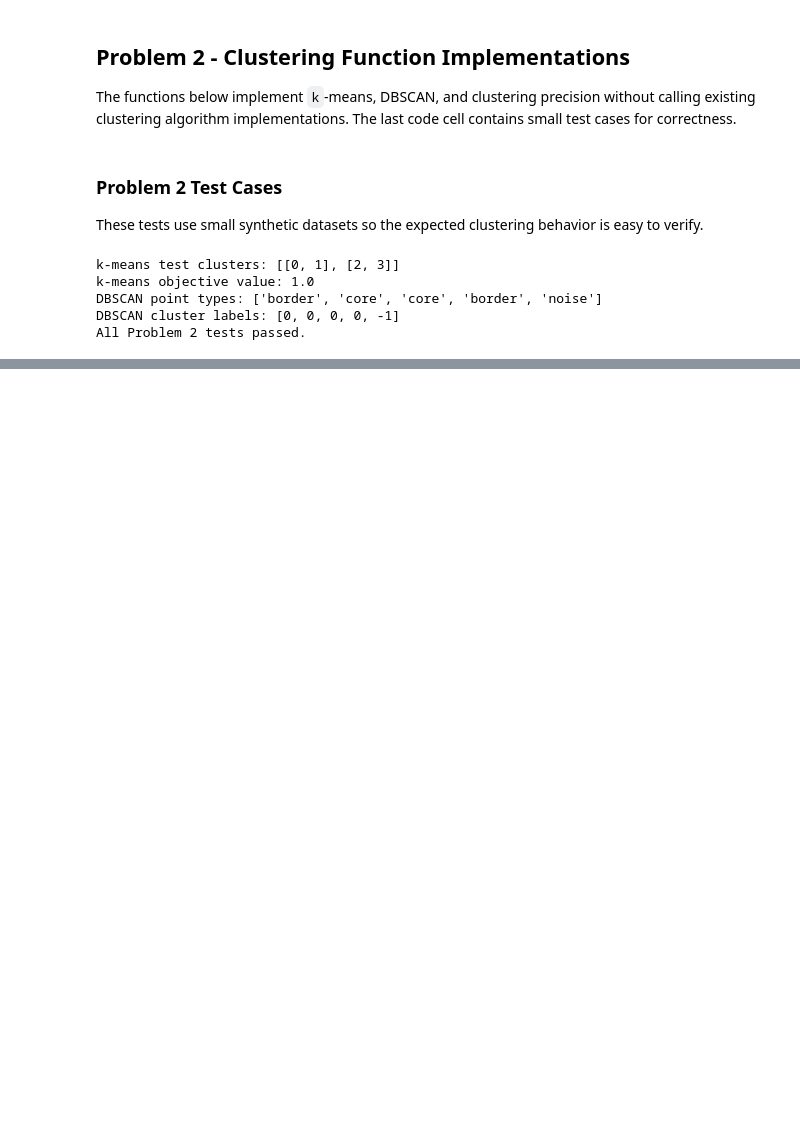
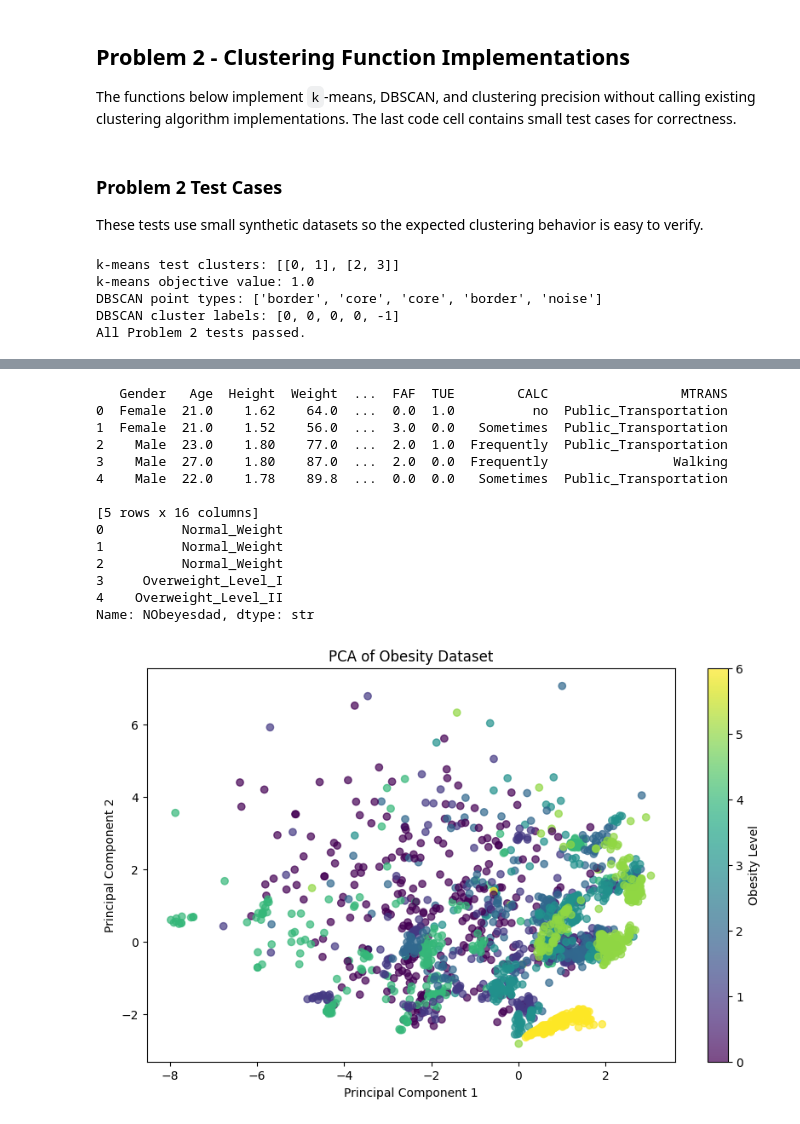
Before and after one commit to ryanadolph7/csci347_data_mining, a Jupyter notebook: CSCI347_Project_3.ipynb, the cells around one changed output, grey strips where cells are left out. Drawn from its saved outputs; the diff is of its cells as text; code cells hidden in the pictures; blank space fills up the shorter version.

```diff
--- a/CSCI347_Project_3.ipynb
+++ b/CSCI347_Project_3.ipynb
@@ -19,7 +22,7 @@ estimation_of_obesity_levels_based_on_eating_habits_and_physical_condition = fet
 
 # data (as pandas dataframes)
 X = estimation_of_obesity_levels_based_on_eating_habits_and_physical_condition.data.features
-y = estimation_of_obesity_levels_based_on_eating_habits_and_physical_condition.data.targets
+y = estimation_of_obesity_levels_based_on_eating_habits_and_physical_condition.data.targets.squeeze()
 
 # metadata
 print(estimation_of_obesity_levels_based_on_eating_habits_and_physical_condition.metadata)
@@ -235,0 +261,29 @@ All Problem 2 tests passed.
+# %%
+X = pd.get_dummies(X)  # Convert categorical variables to dummy/indicator variables
+scaler = StandardScaler()
+X_scaled = scaler.fit_transform(X)  # Standardize features
+pca = PCA(n_components=2)
+X_pca = pca.fit_transform(X_scaled)  # Apply PCA to reduce to 2 dimensions
+plt.figure(figsize=(10, 6))
+plt.scatter(X_pca[:, 0], X_pca[:, 1], c=pd.factorize(y)[0], alpha=0.7)
+plt.xlabel('Principal Component 1')
+plt.ylabel('Principal Component 2')
+plt.title('PCA of Obesity Dataset')
+plt.colorbar(ticks=range(7), label='Obesity Level')
+plt.show()
+# %% [output]
+   Gender   Age  Height  Weight  ...  FAF  TUE        CALC                 MTRANS
+0  Female  21.0    1.62    64.0  ...  0.0  1.0          no  Public_Transportation
+1  Female  21.0    1.52    56.0  ...  3.0  0.0   Sometimes  Public_Transportation
+2    Male  23.0    1.80    77.0  ...  2.0  1.0  Frequently  Public_Transportation
+3    Male  27.0    1.80    87.0  ...  2.0  0.0  Frequently                Walking
+4    Male  22.0    1.78    89.8  ...  0.0  0.0   Sometimes  Public_Transportation
+
+[5 rows x 16 columns]
+0          Normal_Weight
+1          Normal_Weight
+2          Normal_Weight
+3     Overweight_Level_I
+4    Overweight_Level_II
+Name: NObeyesdad, dtype: str
+[figure, added]
```
Also changed, not shown: parts of 11 cells of this notebook.
